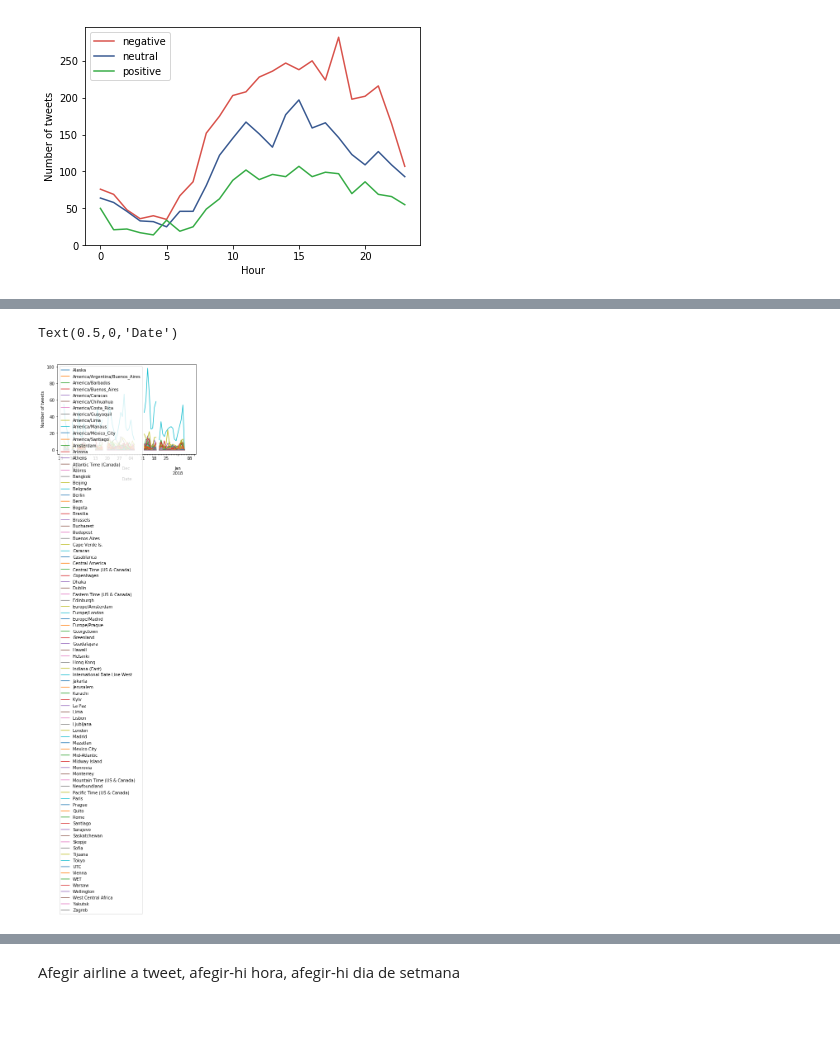
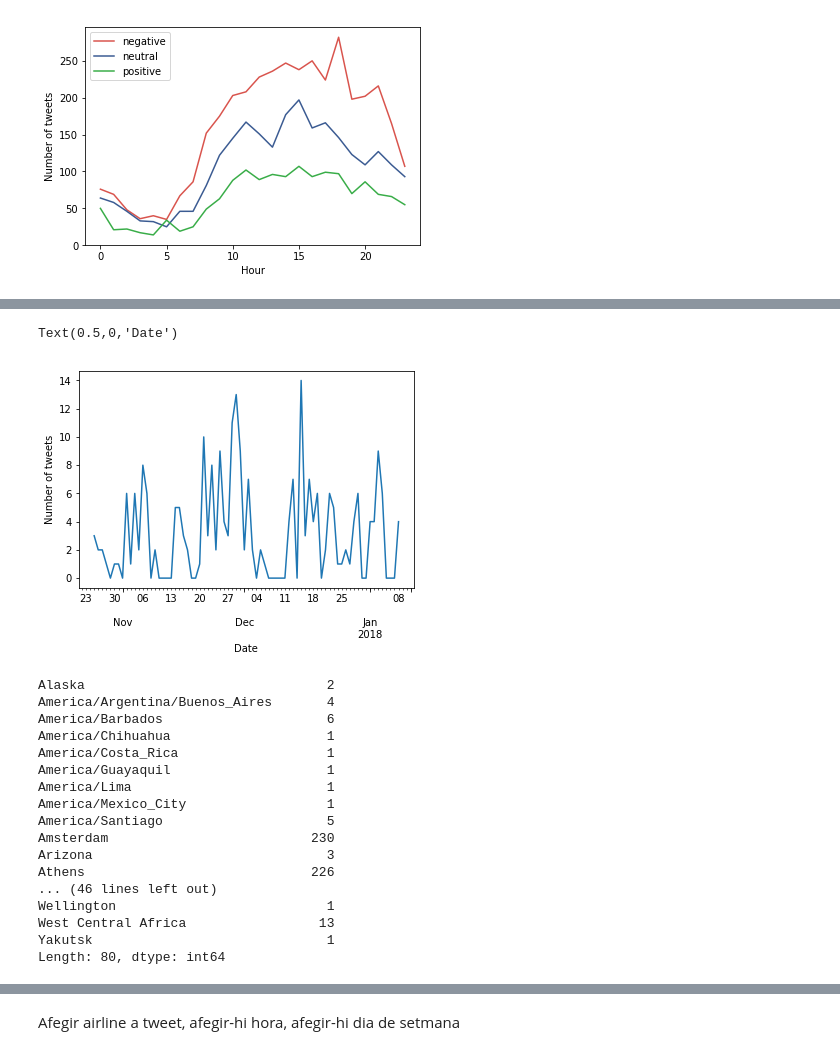
Before and after one commit to alfredcas/Feelings, a Jupyter notebook: tweets_espanyol/Proyecto.ipynb, the cells around one changed output, grey strips where cells are left out. Drawn from its saved outputs; the diff is of its cells as text; code cells hidden in the pictures; blank space fills up the shorter version.

```diff
--- a/tweets_espanyol/Proyecto.ipynb
+++ b/tweets_espanyol/Proyecto.ipynb
@@ -48,6 +45,7 @@ TypeError: descriptor 'weekday' requires a 'datetime.date' object but received a
 # %%
 hh = ['0','1', '2', '3', '4', '5', '6', '7', '8', '9', '10', '11', '12', '13', '14', '15', '16', '17', '18', '19', '20', '21', '22', '23']
 # %%
+hoursday = pd.to_datetime(df.tweet_created).dt.hour
 df['hoursday'] = pd.Series(hoursday, index=df.index)
 df.head()
 # %% [output]
@@ -129,6 +127,22 @@ array([nan, '[43.248521, -2.947576]', '[28.4380525, -16.3998475]',
        '[43.301111, -2.910556]', '[41.795636, 12.252037]',
        '[4.71920636, -74.06686107]', '[39.62861111, -8.66527778]',
        '[45.7, 9.6667]'], dtype=object)
+# %%
+def delete_urlvideo(tweet):
+    #Delete URLs www.* or https?://*
+    tweet = re.sub('((www\.[^\s]+)|(https?://[^\s]+))','',tweet)
+    #Delete VIDEO
+    tweet = re.sub('((\[VIDEO\])|(#VIDEO)|#vIDEO)','',tweet)
+    return tweet
+
+
+def remove_duplicated_tweets(df):
+    # Delete duplicated tweets
+    df['text'] = df['text'].apply(delete_urlvideo)
+    df2 = df.drop_duplicates(subset='text',keep=False)
+    return df2
+# %%
+df = remove_duplicated_tweets(df)
 # %%
 # Force the index to be the creation date
 df_by_date = df.set_index('tweet_created')
@@ -261,17 +336,36 @@ len(df['user_timezone'].unique())
 # %%
 # Select only is_reply
 df_date_sent = df_by_date[['user_timezone']]
 # Create a one-hot encoding.
 sent_onehot = pd.get_dummies(df_date_sent['user_timezone'])
-sent_onehot.head()
-
+sent_onehot.index = pd.to_datetime(sent_onehot.index)
 time_histogram = sent_onehot.groupby(pd.TimeGrouper('D')).sum()
 
 import seaborn as sns
 # Lines plot
-ax = time_histogram.plot()
+ax = time_histogram['Buenos Aires'].plot()
 ax.set_ylabel('Number of tweets')
 ax.set_xlabel('Date')
 # %% [output]
 Text(0.5,0,'Date')
-[figure, old version]
+[figure, new version]
+# %%
+time_histogram.sum()
+# %% [output]
+Alaska                               2
+America/Argentina/Buenos_Aires       4
+America/Barbados                     6
+America/Chihuahua                    1
+America/Costa_Rica                   1
+America/Guayaquil                    1
+America/Lima                         1
+America/Mexico_City                  1
+America/Santiago                     5
+Amsterdam                          230
+Arizona                              3
+Athens                             226
+... (46 lines left out)
+Wellington                           1
+West Central Africa                 13
+Yakutsk                              1
+Length: 80, dtype: int64
```
Also changed, not shown: parts of 46 cells of this notebook, 32 other files.
